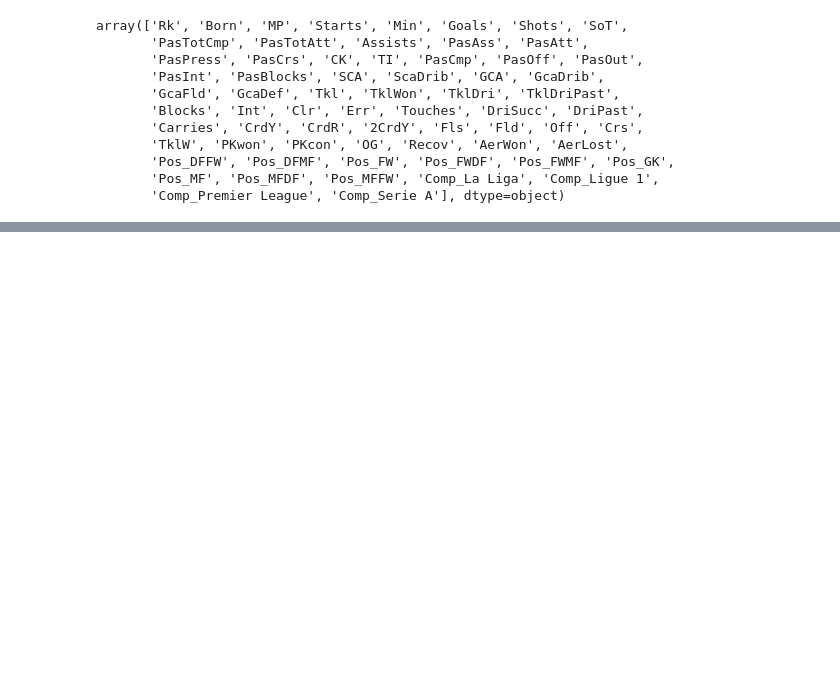
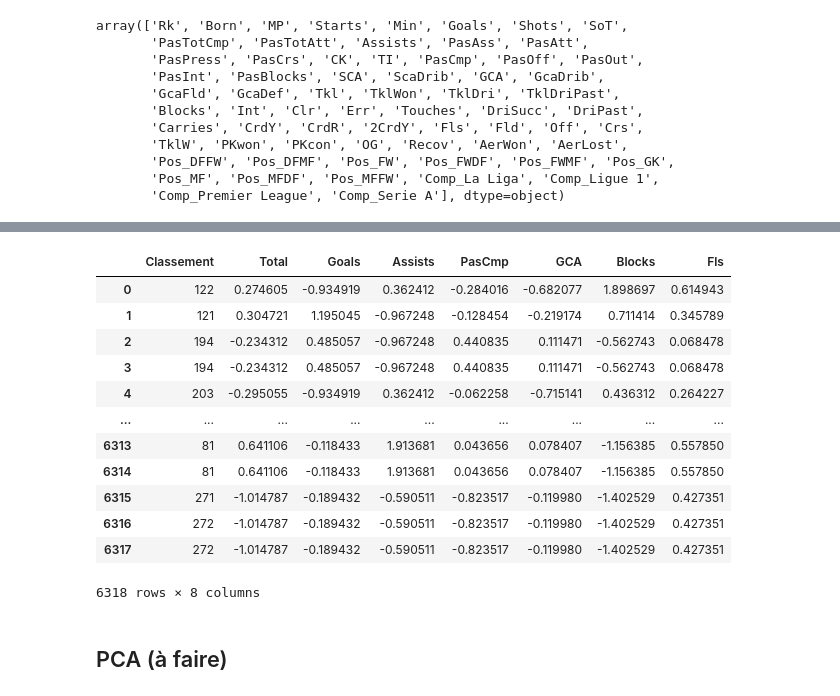
Before and after one commit to ThierryKunda/prediction-ballon-d-or, a Jupyter notebook: notebook.ipynb, the cells around one changed output, grey strips where cells are left out. Cells and saved outputs as stored; diff of their text form; code cells hidden in the pictures; blank space fills up the shorter version.

```diff
--- a/notebook.ipynb
+++ b/notebook.ipynb
@@ -786,0 +748,3 @@ completeness_score()
+# %%
+scaler = StandardScaler()
+scaler.fit(dataset_classement.drop("Classement", axis=1))
@@ -786,0 +759,6 @@ completeness_score()
+# %%
+noms_feat = list(dataset_classement)
+noms_feat.remove("Classement")
+df_transform = scaler.transform(dataset_classement.drop("Classement", axis=1))
+# np.transpose(df_transform)
+dataset_std = DataFrame(dict(zip(noms_feat, np.transpose(df_transform))))
@@ -786,0 +782,20 @@ completeness_score()
+# %%
+dataset_std.insert(0, "Classement", list(dataset_classement['Classement']))
+# %%
+dataset_std
+# %% [output]
+|  | Classement | Total | Goals | Assists | PasCmp | GCA | Blocks | Fls |
+| 0 | 122 | 0.274605 | -0.934919 | 0.362412 | -0.284016 | -0.682077 | 1.898697 | 0.614943 |
+| 1 | 121 | 0.304721 | 1.195045 | -0.967248 | -0.128454 | -0.219174 | 0.711414 | 0.345789 |
+| 2 | 194 | -0.234312 | 0.485057 | -0.967248 | 0.440835 | 0.111471 | -0.562743 | 0.068478 |
+| 3 | 194 | -0.234312 | 0.485057 | -0.967248 | 0.440835 | 0.111471 | -0.562743 | 0.068478 |
+| 4 | 203 | -0.295055 | -0.934919 | 0.362412 | -0.062258 | -0.715141 | 0.436312 | 0.264227 |
+| ... | ... | ... | ... | ... | ... | ... | ... | ... |
+| 6313 | 81 | 0.641106 | -0.118433 | 1.913681 | 0.043656 | 0.078407 | -1.156385 | 0.557850 |
+| 6314 | 81 | 0.641106 | -0.118433 | 1.913681 | 0.043656 | 0.078407 | -1.156385 | 0.557850 |
+| 6315 | 271 | -1.014787 | -0.189432 | -0.590511 | -0.823517 | -0.119980 | -1.402529 | 0.427351 |
+| 6316 | 272 | -1.014787 | -0.189432 | -0.590511 | -0.823517 | -0.119980 | -1.402529 | 0.427351 |
+| 6317 | 272 | -1.014787 | -0.189432 | -0.590511 | -0.823517 | -0.119980 | -1.402529 | 0.427351 |
+6318 rows × 8 columns
+# %% [markdown]
+## PCA (à faire)
```
Also changed, not shown: parts of 37 cells of this notebook.
